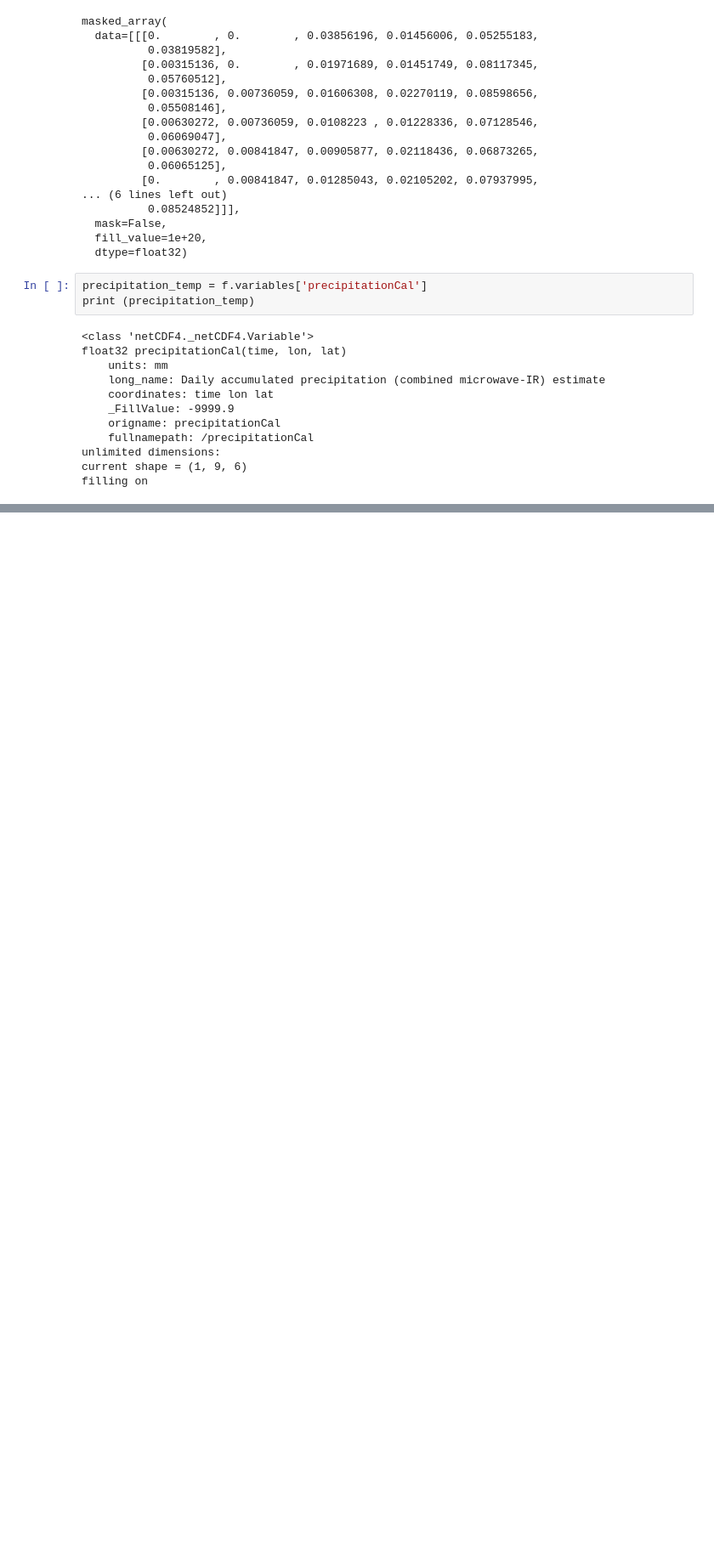
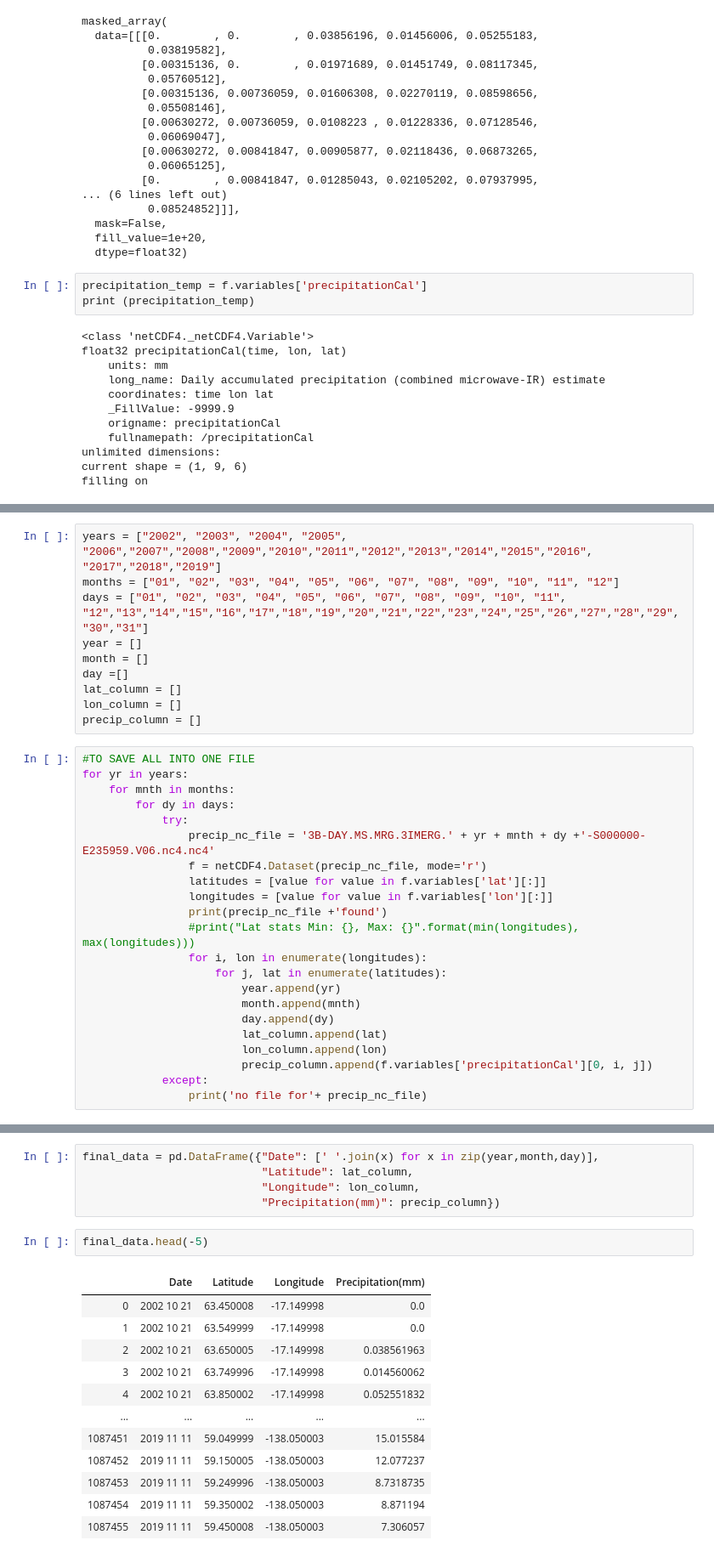
Before and after one commit to ArianeM13/DataAnalyticsSpring2020, a Jupyter notebook: Precipitaion.ipynb, the cells around one changed output, grey strips where cells are left out. Shown at 85% size. Saved outputs shown, nothing was run; the diff lists cells and outputs as text; blank space fills up the shorter version.

```diff
--- a/Precipitaion.ipynb
+++ b/Precipitaion.ipynb
@@ -154,0 +190,32 @@ array([cftime.DatetimeGregorian(2002-10-21 00:00:00)], dtype=object)
+# %%
+years = ["2002", "2003", "2004", "2005", "2006","2007","2008","2009","2010","2011","2012","2013","2014","2015","2016", "2017","2018","2019"]
+months = ["01", "02", "03", "04", "05", "06", "07", "08", "09", "10", "11", "12"]
+days = ["01", "02", "03", "04", "05", "06", "07", "08", "09", "10", "11", "12","13","14","15","16","17","18","19","20","21","22","23","24","25","26","27","28","29","30","31"]
+year = []
+month = []
+day =[]
+lat_column = []
+lon_column = []
+precip_column = []
+# %%
+#TO SAVE ALL INTO ONE FILE
+for yr in years:
+    for mnth in months:
+        for dy in days:
+            try:
+                precip_nc_file = '3B-DAY.MS.MRG.3IMERG.' + yr + mnth + dy +'-S000000-E235959.V06.nc4.nc4'
+                f = netCDF4.Dataset(precip_nc_file, mode='r')
+                latitudes = [value for value in f.variables['lat'][:]]
+                longitudes = [value for value in f.variables['lon'][:]]
+                print(precip_nc_file +'found')
+                #print("Lat stats Min: {}, Max: {}".format(min(longitudes), max(longitudes)))
+                for i, lon in enumerate(longitudes):
+                    for j, lat in enumerate(latitudes):
+                        year.append(yr)
+                        month.append(mnth)
+                        day.append(dy)
+                        lat_column.append(lat)
+                        lon_column.append(lon)
+                        precip_column.append(f.variables['precipitationCal'][0, i, j])
+            except:
+                print('no file for'+ precip_nc_file)
@@ -154,0 +254,20 @@ array([cftime.DatetimeGregorian(2002-10-21 00:00:00)], dtype=object)
+# %%
+final_data = pd.DataFrame({"Date": [' '.join(x) for x in zip(year,month,day)],
+                           "Latitude": lat_column,
+                           "Longitude": lon_column,
+                           "Precipitation(mm)": precip_column})
+# %%
+final_data.head(-5)
+# %% [output]
+|  | Date | Latitude | Longitude | Precipitation(mm) |
+| 0 | 2002 10 21 | 63.450008 | -17.149998 | 0.0 |
+| 1 | 2002 10 21 | 63.549999 | -17.149998 | 0.0 |
+| 2 | 2002 10 21 | 63.650005 | -17.149998 | 0.038561963 |
+| 3 | 2002 10 21 | 63.749996 | -17.149998 | 0.014560062 |
+| 4 | 2002 10 21 | 63.850002 | -17.149998 | 0.052551832 |
+| ... | ... | ... | ... | ... |
+| 1087451 | 2019 11 11 | 59.049999 | -138.050003 | 15.015584 |
+| 1087452 | 2019 11 11 | 59.150005 | -138.050003 | 12.077237 |
+| 1087453 | 2019 11 11 | 59.249996 | -138.050003 | 8.7318735 |
+| 1087454 | 2019 11 11 | 59.350002 | -138.050003 | 8.871194 |
+| 1087455 | 2019 11 11 | 59.450008 | -138.050003 | 7.306057 |
```
Also changed, not shown: parts of 22 cells of this notebook.
